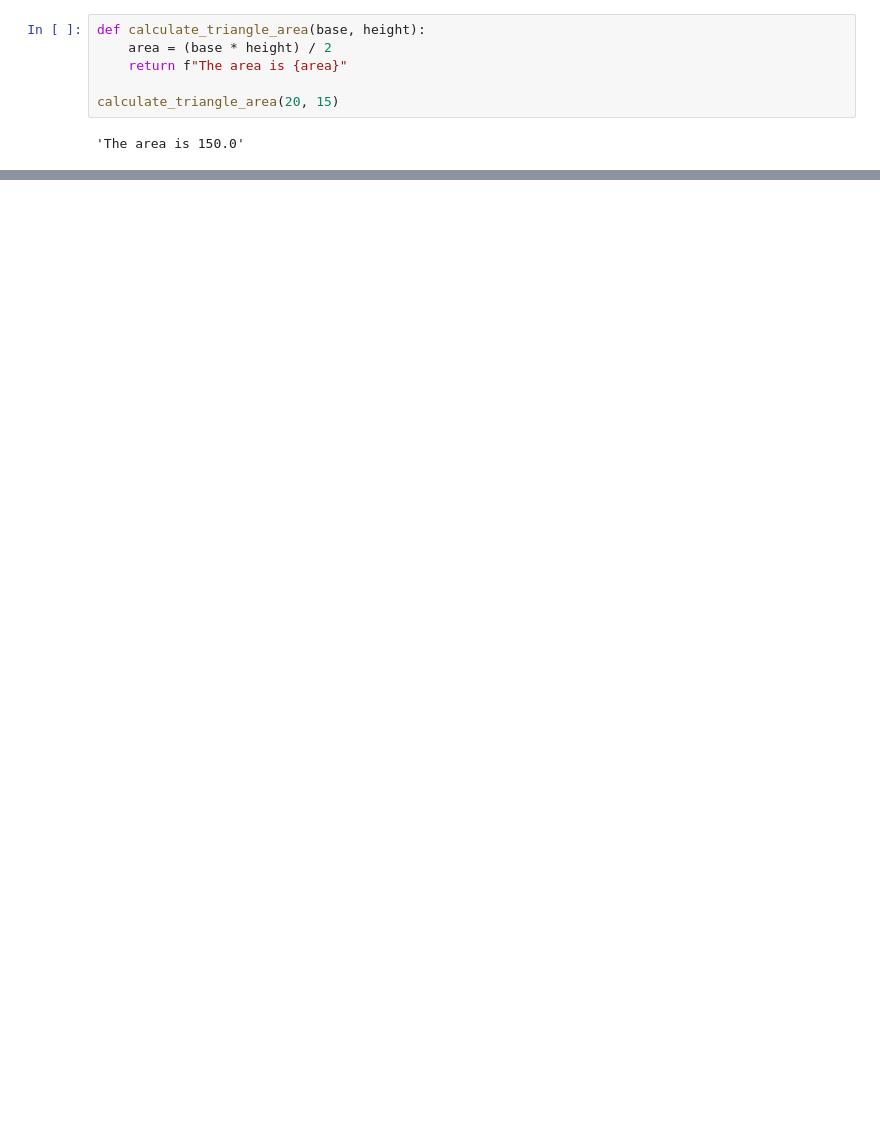
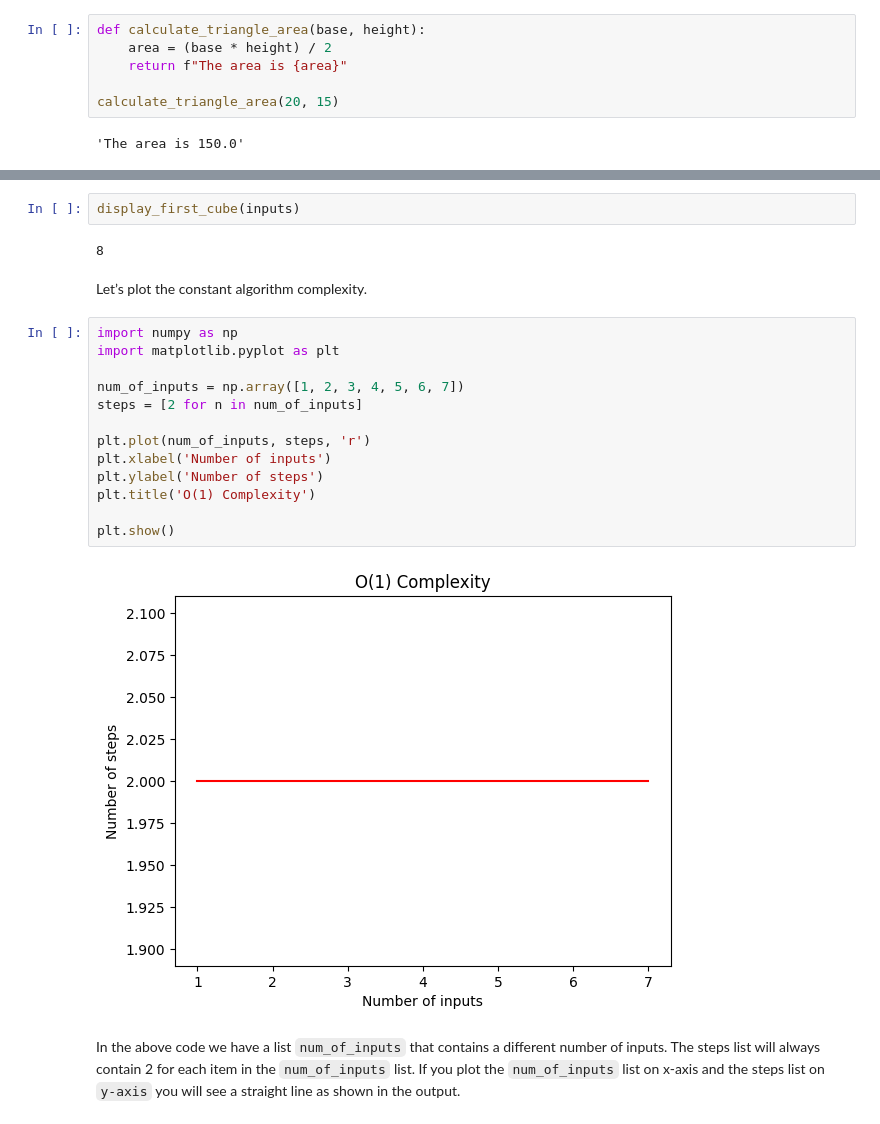
Before and after one commit to themarisolhernandez/ds-review-lessons, a Jupyter notebook: 11-algorithm-optimization.ipynb, the cells around one changed output, grey strips where cells are left out. Drawn from its saved outputs; the diff is of its cells as text; blank space fills up the shorter version.

Commit message:
Remainder of Algorithm Optimization lesson

```diff
--- a/11-algorithm-optimization.ipynb
+++ b/11-algorithm-optimization.ipynb
@@ -68,0 +215,23 @@ As a data scientist or machine learning engineer, it’s crucial to write effici
+# %%
+display_first_cube(inputs)
+# %% [output]
+8
+# %% [markdown]
+Let’s plot the constant algorithm complexity.
+# %%
+import numpy as np
+import matplotlib.pyplot as plt
+
+num_of_inputs = np.array([1, 2, 3, 4, 5, 6, 7])
+steps = [2 for n in num_of_inputs]
+
+plt.plot(num_of_inputs, steps, 'r')
+plt.xlabel('Number of inputs')
+plt.ylabel('Number of steps')
+plt.title('O(1) Complexity')
+
+plt.show()
+# %% [output]
+[figure, added]
+# %% [markdown]
+In the above code we have a list `num_of_inputs` that contains a different number of inputs. The steps list will always contain 2 for each item in the `num_of_inputs` list. If you plot the `num_of_inputs` list on x-axis and the steps list on `y-axis` you will see a straight line as shown in the output.
```
Also changed, not shown: parts of 50 cells of this notebook, 1 other file.
